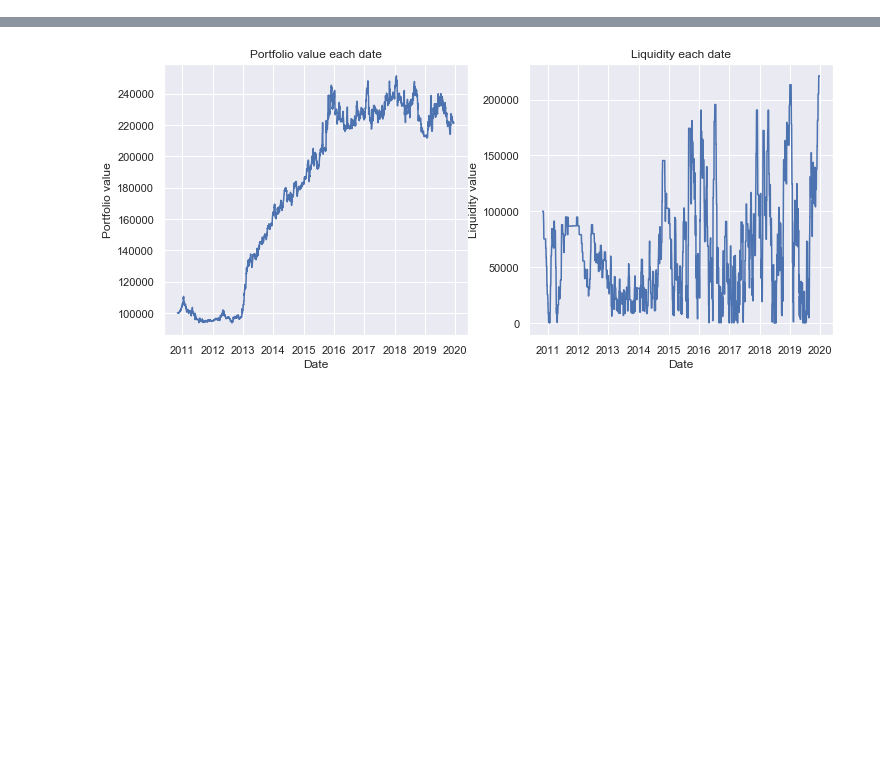
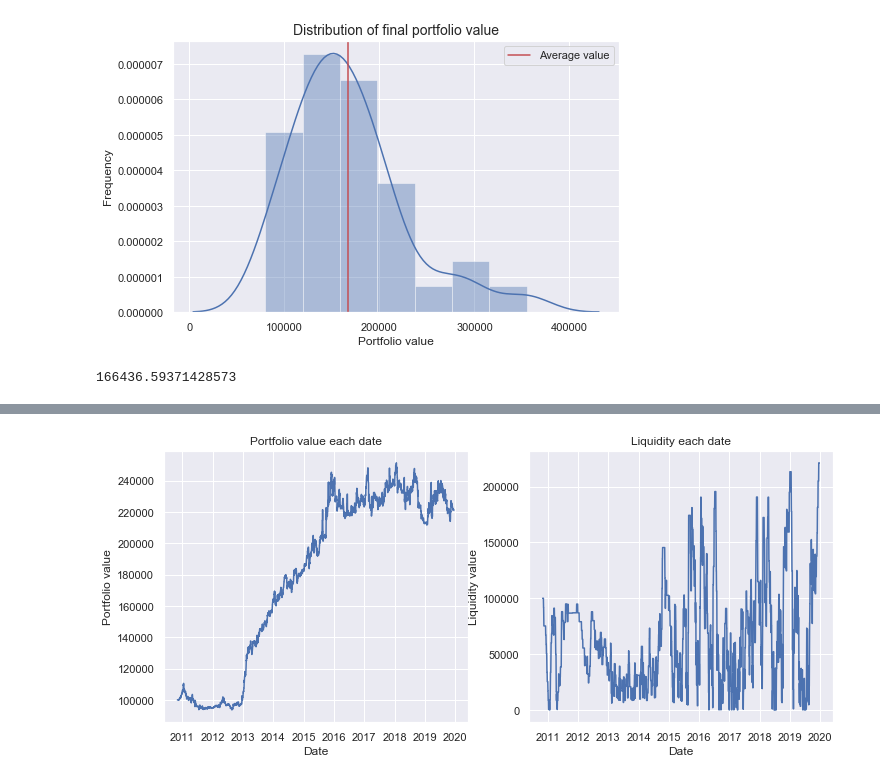
Before and after one commit to agatons/EPFL-financial-big-data, a Jupyter notebook: ta_method/test.ipynb, the cells around one changed output, grey strips where cells are left out. Saved outputs shown, nothing was run; the diff lists cells and outputs as text; code cells hidden in the pictures; blank space fills up the shorter version.

Commit message:
Bootstraping, readme, cleanup

```diff
--- a/ta_method/test.ipynb
+++ b/ta_method/test.ipynb
@@ -59,0 +86,20 @@ Wall time: 43min 29s
+# %%
+import pandas as pd
+import matplotlib.pyplot as plt
+import seaborn as sns;sns.set()
+
+bootstrap_df = pd.read_csv('bootstrap_sims.csv', index_col=0)
+big_df = pd.concat([bootstrap_df, pd.concat(series_port_values, ignore_index=True, join='outer', axis=1)], axis=1).astype(float).ffill()
+plt.figure(figsize=(8,5))
+ax = sns.distplot(big_df.iloc[-1], norm_hist=True)
+plt.axvline(x=big_df.iloc[-1].mean(), color='r')
+plt.legend(['Average value'])
+plt.title('Distribution of final portfolio value', fontsize=14)
+plt.xlabel('Portfolio value', fontsize=12)
+plt.ylabel('Frequency', fontsize=12)
+#plt.savefig('distribution_final_value.png')
+plt.show()
+big_df.iloc[-1].mean()
+# %% [output]
+[figure, added]
+166436.59371428573
```
Also changed, not shown: parts of 8 cells of this notebook, 10 other files.
